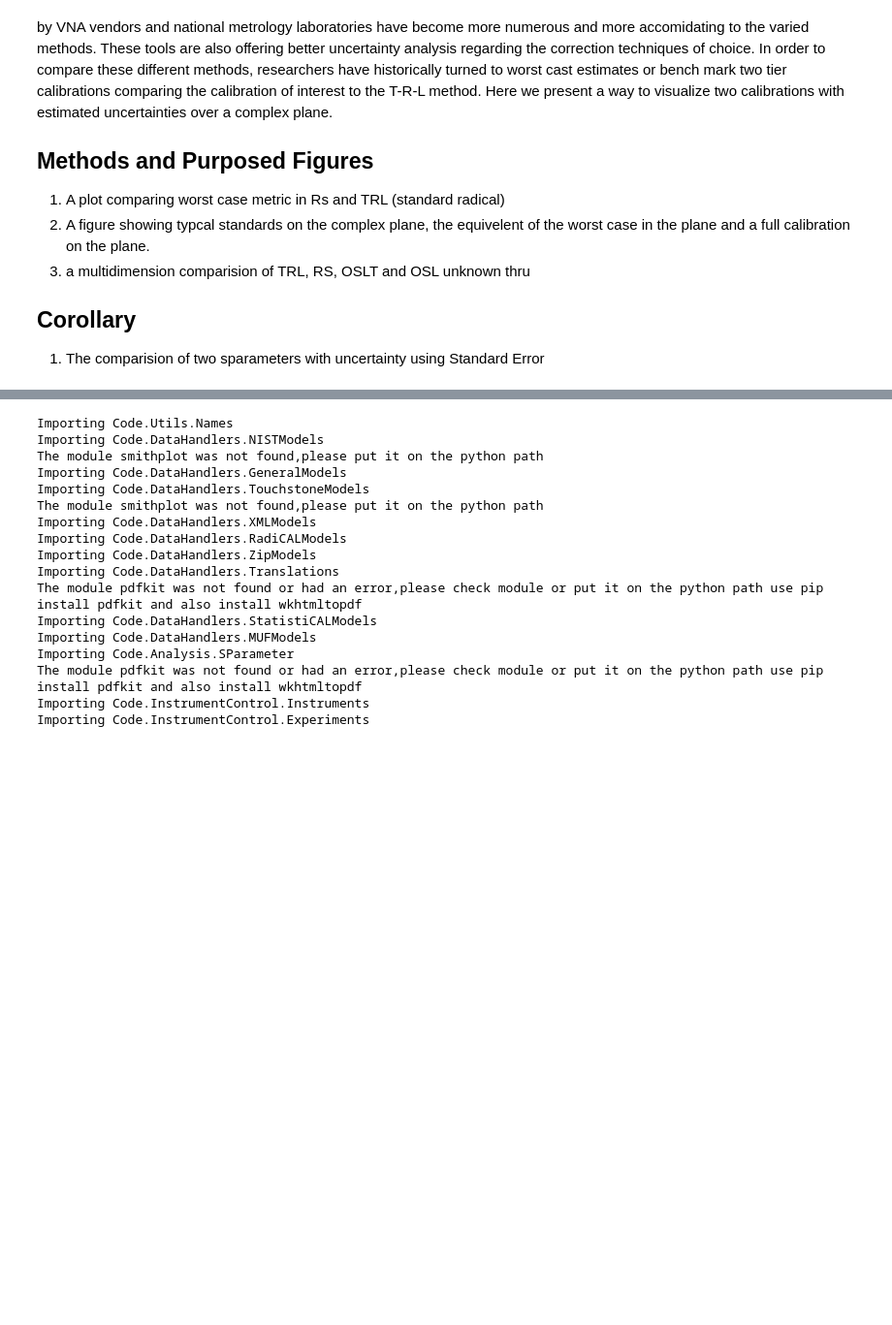
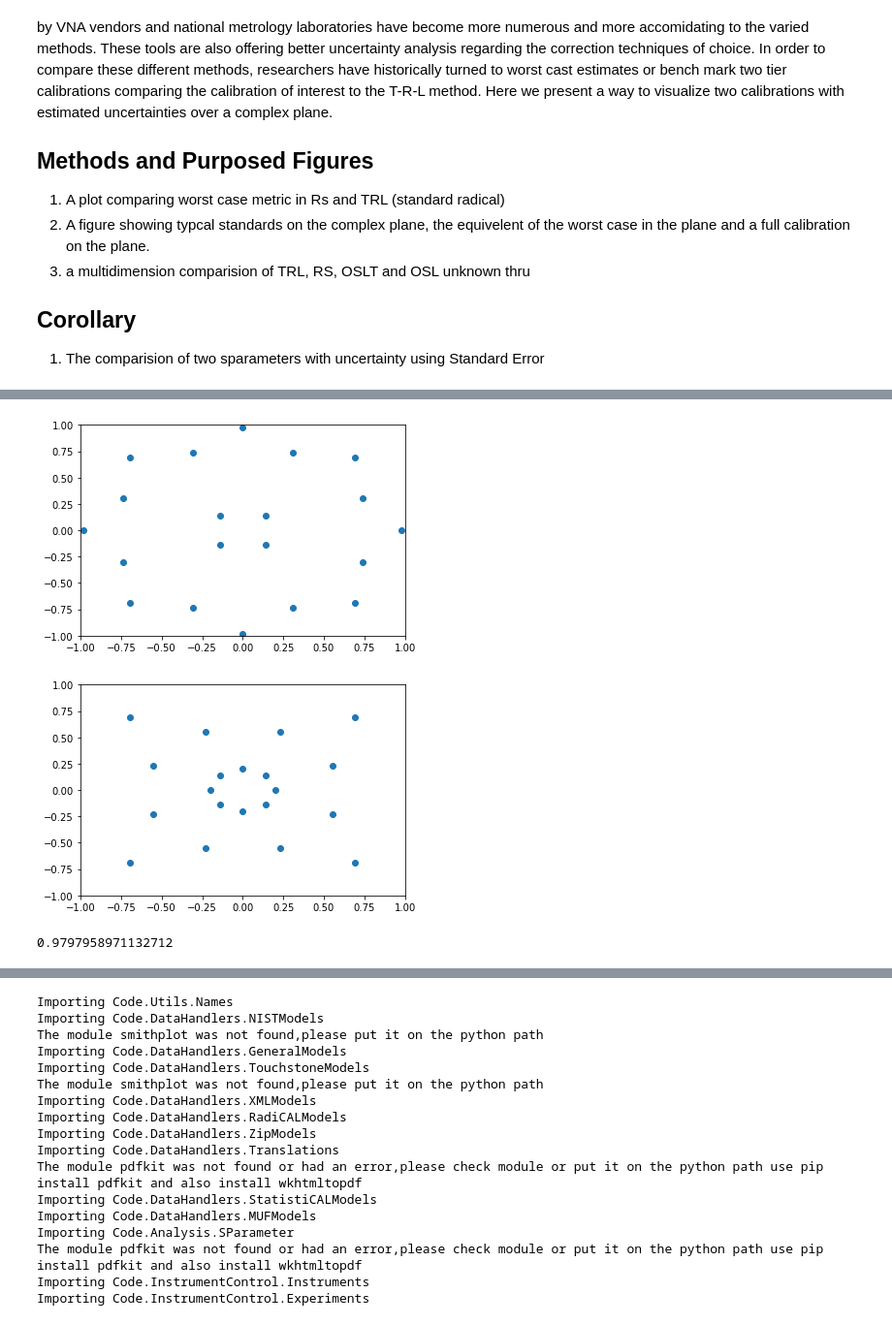
Before and after one commit to aricsanders/Jupyter-Notebooks, a Jupyter notebook: Multidimensional_Calibration_Comparisions_20170127.ipynb, the cells around one changed output, grey strips where cells are left out. Shown at 97% size. Drawn from its saved outputs; the diff is of its cells as text; code cells hidden in the pictures; blank space fills up the shorter version.

```diff
--- a/Multidimensional_Calibration_Comparisions_20170127.ipynb
+++ b/Multidimensional_Calibration_Comparisions_20170127.ipynb
@@ -15,0 +33,33 @@
+# %%
+s11_points=[]
+for i in range(8):
+    s11_points.append(cmath.rect(.98,cmath.pi*(i)/4))
+for i in range(4):
+    s11_points.append(cmath.rect(.2,cmath.pi*(i)/2+cmath.pi/4))
+for i in range(8):
+    s11_points.append(cmath.rect(.8,cmath.pi*(i)/4+cmath.pi/8))
+points=np.around(np.array(s11_points),5)
+plt.plot(np.real(s11_points),np.imag(s11_points),'o')
+plt.ylim([-1,1])
+plt.xlim([-1,1])
+plt.show()
+
+s21_points=[]
+for i in range(8):
+    s21_points.append(cmath.rect(np.sqrt(1-.98**2),cmath.pi*(i)/4))
+for i in range(4):
+    s21_points.append(cmath.rect(np.sqrt(1-.2**2),cmath.pi*(i)/2+cmath.pi/4))
+for i in range(8):
+    s21_points.append(cmath.rect(np.sqrt(1-.8**2),cmath.pi*(i)/4+cmath.pi/8))
+points=np.around(np.array(s21_points),5)
+plt.plot(np.real(s21_points),np.imag(s21_points),'o')
+plt.ylim([-1,1])
+plt.xlim([-1,1])
+plt.show()
+# %% [output]
+[figure, added]
+[figure, added]
+# %%
+np.sqrt(1-.2**2)
+# %% [output]
+0.9797958971132712
```
Also changed, not shown: parts of 5 cells of this notebook, 5 other files.
